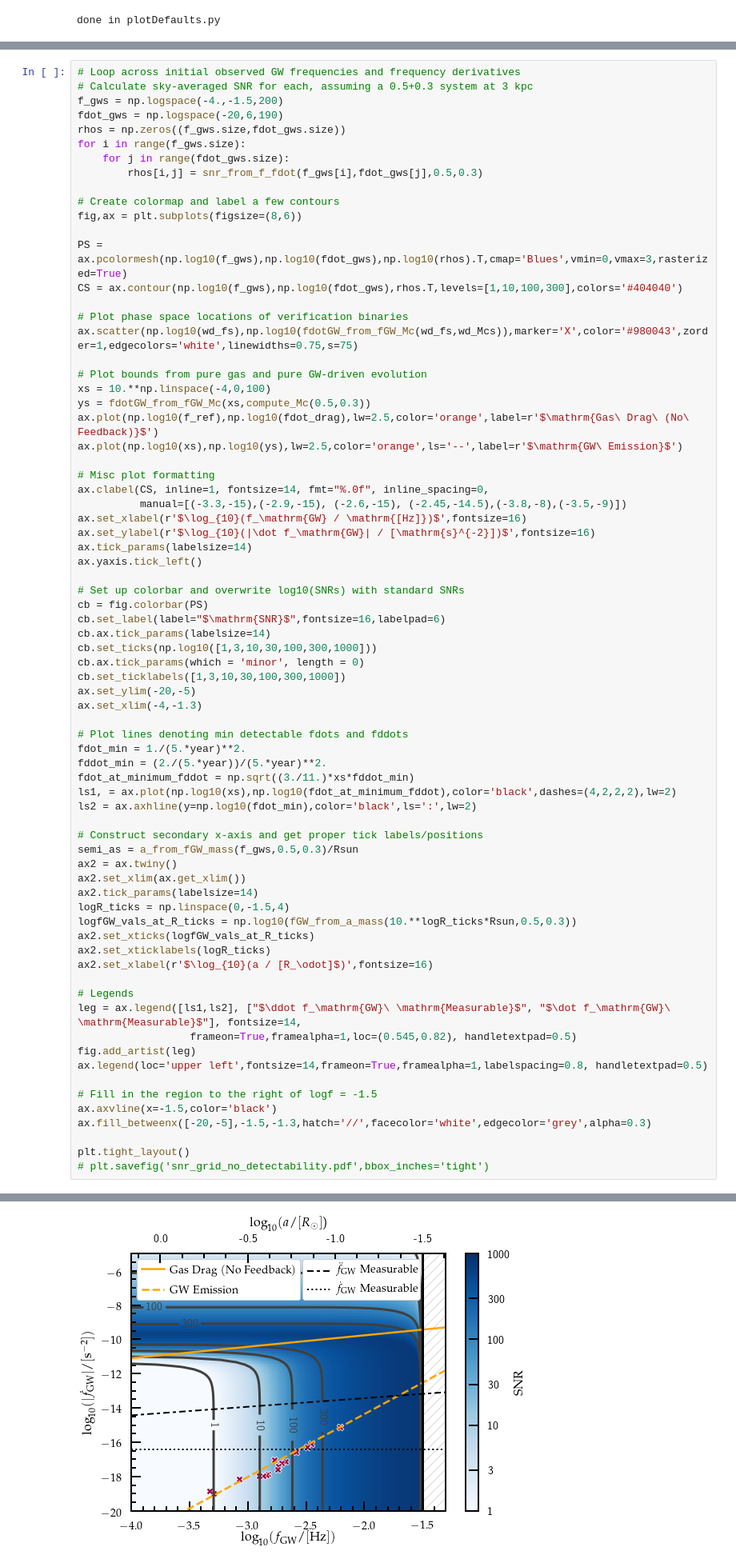
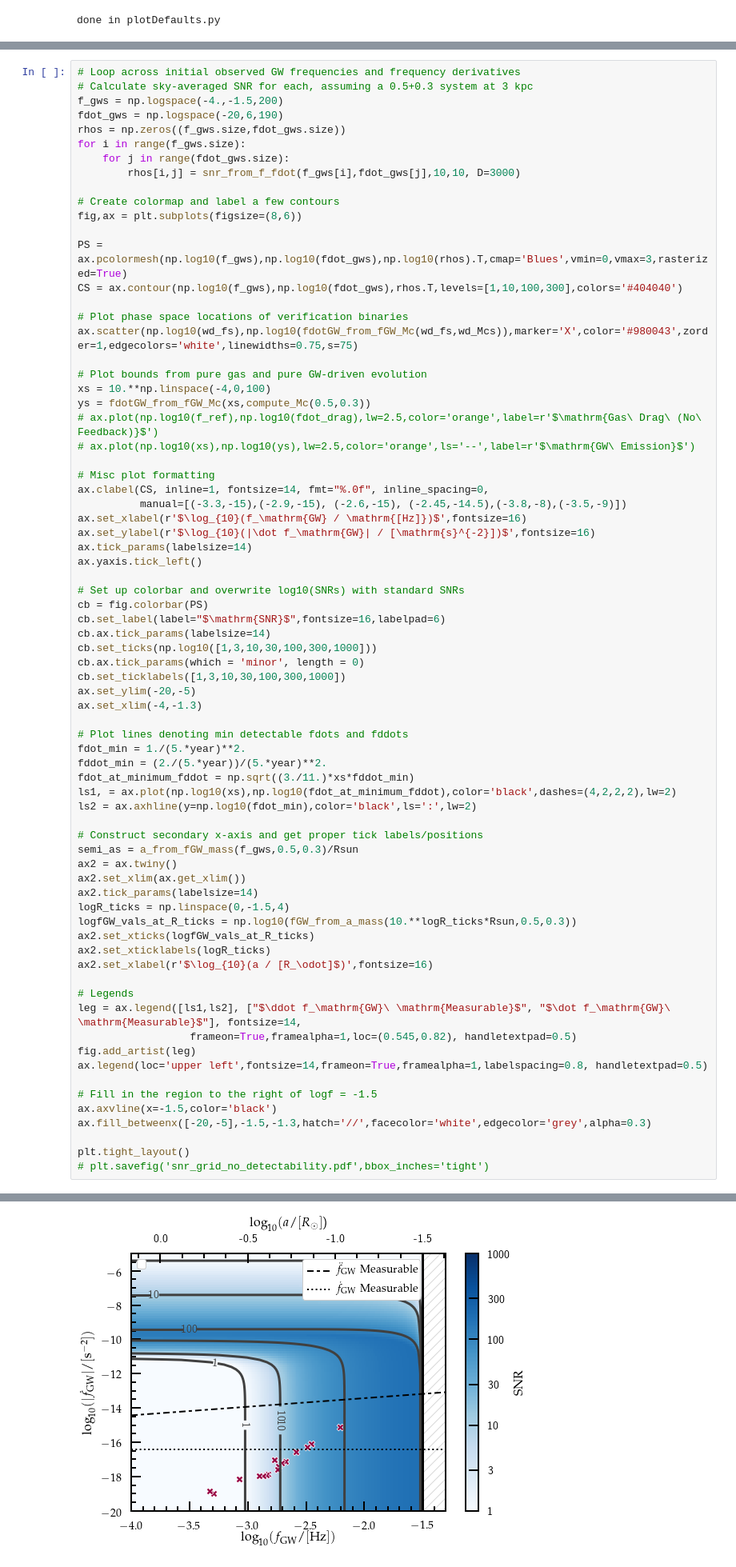
Before and after one commit to tcallister/LISA-and-CE-Evolution, a Jupyter notebook: SNR_grid.ipynb, the cells around one changed output, grey strips where cells are left out. Shown at 80% size. Drawn from its saved outputs; the diff is of its cells as text.

Commit message:
plot 3000kpc

```diff
--- a/SNR_grid.ipynb
+++ b/SNR_grid.ipynb
@@ -215,7 +215,7 @@ fdot_gws = np.logspace(-20,6,190)
 rhos = np.zeros((f_gws.size,fdot_gws.size))
 for i in range(f_gws.size):
     for j in range(fdot_gws.size):
-        rhos[i,j] = snr_from_f_fdot(f_gws[i],fdot_gws[j],0.5,0.3)
+        rhos[i,j] = snr_from_f_fdot(f_gws[i],fdot_gws[j],10,10, D=3000)
 
 # Create colormap and label a few contours
 fig,ax = plt.subplots(figsize=(8,6))
@@ -229,8 +229,8 @@ ax.scatter(np.log10(wd_fs),np.log10(fdotGW_from_fGW_Mc(wd_fs,wd_Mcs)),marker='X'
 # Plot bounds from pure gas and pure GW-driven evolution
 xs = 10.**np.linspace(-4,0,100)
 ys = fdotGW_from_fGW_Mc(xs,compute_Mc(0.5,0.3))
-ax.plot(np.log10(f_ref),np.log10(fdot_drag),lw=2.5,color='orange',label=r'$\mathrm{Gas\ Drag\ (No\ Feedback)}$')
-ax.plot(np.log10(xs),np.log10(ys),lw=2.5,color='orange',ls='--',label=r'$\mathrm{GW\ Emission}$')
+# ax.plot(np.log10(f_ref),np.log10(fdot_drag),lw=2.5,color='orange',label=r'$\mathrm{Gas\ Drag\ (No\ Feedback)}$')
+# ax.plot(np.log10(xs),np.log10(ys),lw=2.5,color='orange',ls='--',label=r'$\mathrm{GW\ Emission}$')
 
 # Misc plot formatting
 ax.clabel(CS, inline=1, fontsize=14, fmt="%.0f", inline_spacing=0,
@@ -284 +285 @@ plt.tight_layout()
-[figure, old version]
+[figure, new version]
```
Also changed, not shown: parts of 1 cell of this notebook.
